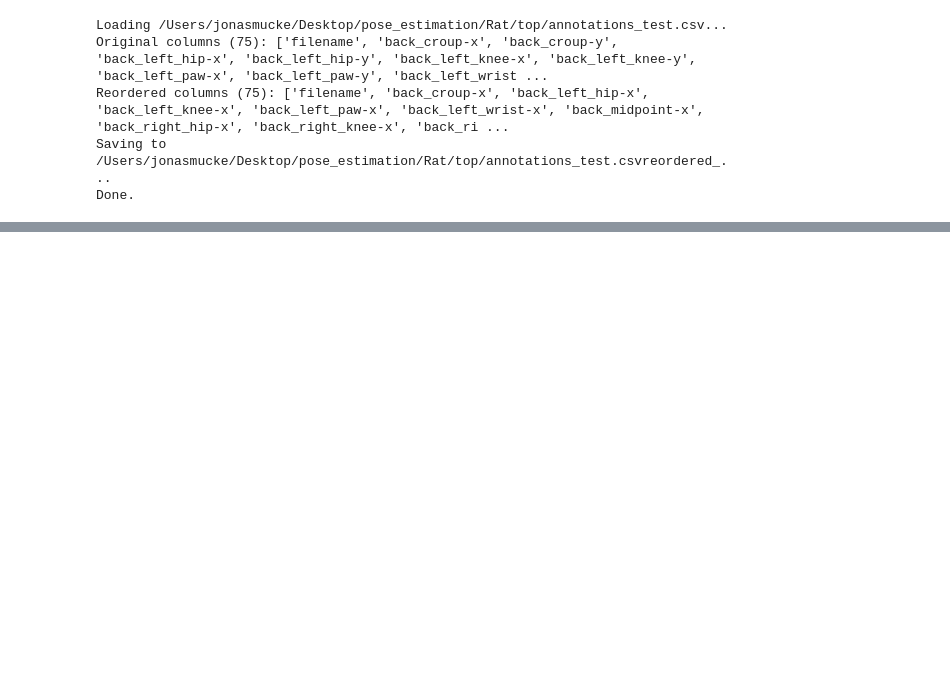
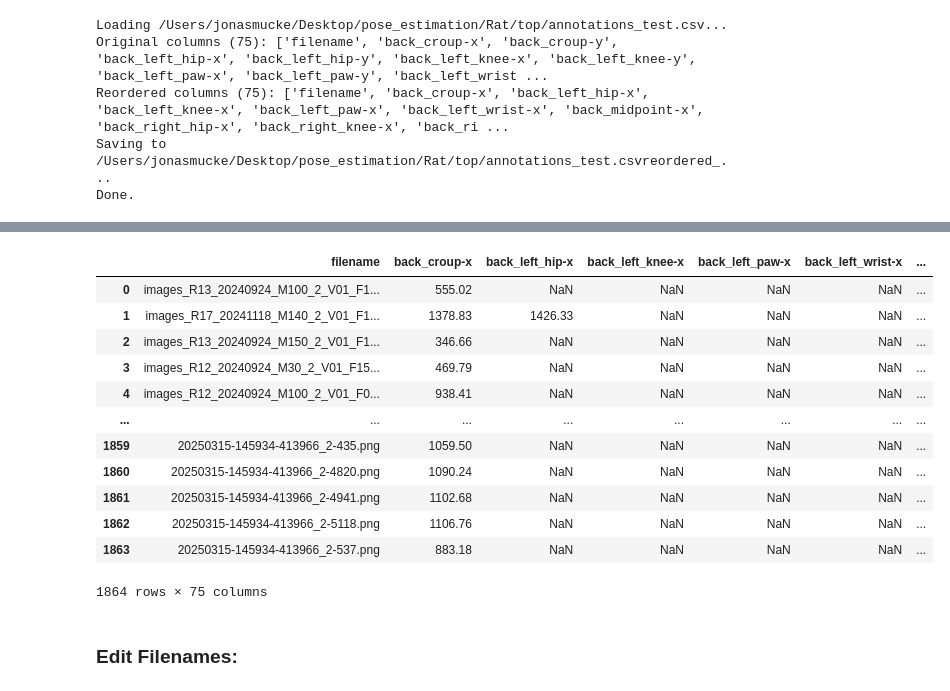
Before and after one commit to jomuecke/pose_estimation, a Jupyter notebook: splitt_dataset.ipynb, the cells around one changed output, grey strips where cells are left out. Drawn from its saved outputs; the diff is of its cells as text; code cells hidden in the pictures; blank space fills up the shorter version.

```diff
--- a/splitt_dataset.ipynb
+++ b/splitt_dataset.ipynb
@@ -563,0 +610,20 @@ Done.
+# %%
+# merge annotations, keep columns of csv2
+
+merged = pd.concat([csv2, csv1], ignore_index=True)
+
+merged
+# %% [output]
+|  | filename | back_croup-x | back_left_hip-x | back_left_knee-x | back_left_paw-x | back_left_wrist-x | ... |
+| 0 | images_R13_20240924_M100_2_V01_F1... | 555.02 | NaN | NaN | NaN | NaN | ... |
+| 1 | images_R17_20241118_M140_2_V01_F1... | 1378.83 | 1426.33 | NaN | NaN | NaN | ... |
+| 2 | images_R13_20240924_M150_2_V01_F1... | 346.66 | NaN | NaN | NaN | NaN | ... |
+| 3 | images_R12_20240924_M30_2_V01_F15... | 469.79 | NaN | NaN | NaN | NaN | ... |
+| 4 | images_R12_20240924_M100_2_V01_F0... | 938.41 | NaN | NaN | NaN | NaN | ... |
+| ... | ... | ... | ... | ... | ... | ... | ... |
+| 1859 | 20250315-145934-413966_2-435.png | 1059.50 | NaN | NaN | NaN | NaN | ... |
+| 1860 | 20250315-145934-413966_2-4820.png | 1090.24 | NaN | NaN | NaN | NaN | ... |
+| 1861 | 20250315-145934-413966_2-4941.png | 1102.68 | NaN | NaN | NaN | NaN | ... |
+| 1862 | 20250315-145934-413966_2-5118.png | 1106.76 | NaN | NaN | NaN | NaN | ... |
+| 1863 | 20250315-145934-413966_2-537.png | 883.18 | NaN | NaN | NaN | NaN | ... |
+1864 rows × 75 columns
@@ -563,0 +632,2 @@ Done.
+# %% [markdown]
+### Edit Filenames:
```
Also changed, not shown: parts of 12 cells of this notebook, 2 other files.
